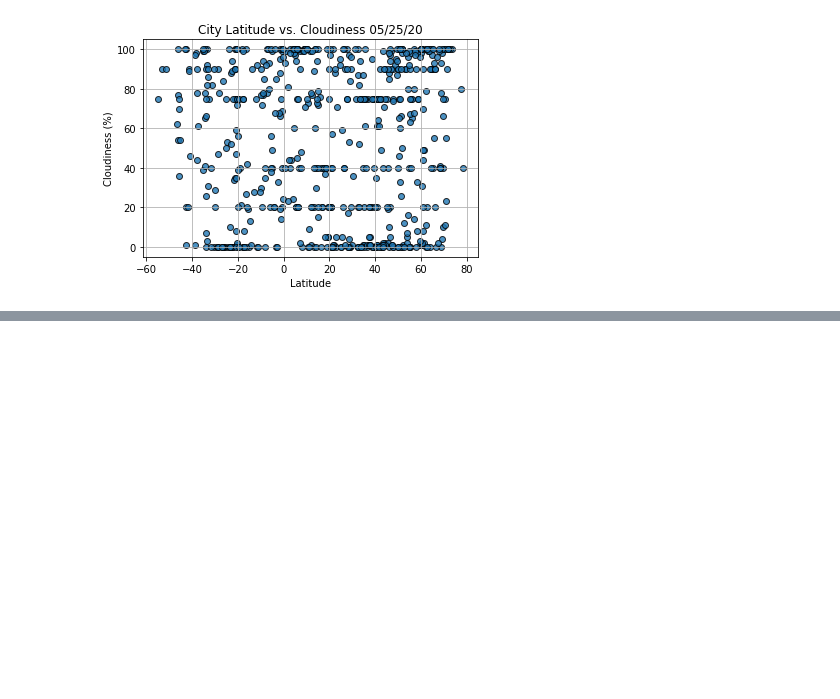
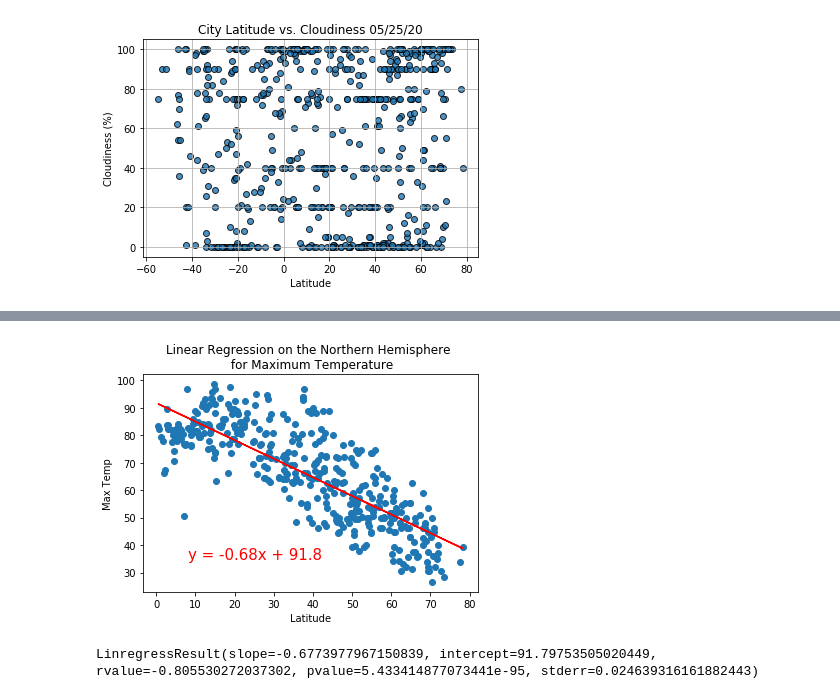
Before and after one commit to Alyssa-CG/Module6-World_Weather, a Jupyter notebook: WeatherPy.ipynb, the cells around one changed output, grey strips where cells are left out. Drawn from its saved outputs; the diff is of its cells as text; code cells hidden in the pictures; blank space fills up the shorter version.

```diff
--- a/WeatherPy.ipynb
+++ b/WeatherPy.ipynb
@@ -257,0 +263,28 @@ plt.show()
+# %%
+# Create a function to create perform linear regression on the weather data
+# and plot a regression line and the equation with the data.
+def plot_linear_regression(x_values, y_values, title, y_label, text_coordinates):
+
+    # Run regression on hemisphere weather data.
+    (slope, intercept, r_value, p_value, std_err) = linregress(x_values, y_values)
+
+    # Calculate the regression line "y values" from the slope and intercept.
+    regress_values = x_values * slope + intercept
+    # Get the equation of the line.
+    line_eq = "y = " + str(round(slope,2)) + "x + " + str(round(intercept,2))
+    # Create a scatter plot and plot the regression line.
+    plt.scatter(x_values,y_values)
+    plt.plot(x_values,regress_values,"r")
+    # Annotate the text for the line equation.
+    plt.annotate(line_eq, text_coordinates, fontsize=15, color="red")
+    plt.xlabel('Latitude')
+    plt.ylabel(y_label)
+    plt.title(title)
+    plt.show()
+
+
+
+# If we run this code there will be no output until we call the function
+# with five parameters.
+# *To get an output from a function, we need to call the function with the
+# correct number of parameters or arguments for the function.
@@ -257,0 +336,17 @@ plt.show()
+# %%
+# Create Northern and Southern Hemisphere DataFrames.
+northern_hemi_df = city_data_df.loc[(city_data_df["Lat"] >= 0)]
+southern_hemi_df = city_data_df.loc[(city_data_df["Lat"] < 0)]
+# %%
+# Linear regression on the Northern Hemisphere
+x_values = northern_hemi_df["Lat"]
+y_values = northern_hemi_df["Max Temp"]
+# Call the function.
+plot_linear_regression(x_values, y_values,
+                       'Linear Regression on the Northern Hemisphere \n for Maximum Temperature', 'Max Temp',(8,35))
+# %% [output]
+[figure, added]
+# %%
+linregress(x_values,y_values)
+# %% [output]
+LinregressResult(slope=-0.6773977967150839, intercept=91.79753505020449, rvalue=-0.805530272037302, pvalue=5.433414877073441e-95, stderr=0.024639316161882443)
```
Also changed, not shown: parts of 14 cells of this notebook.
